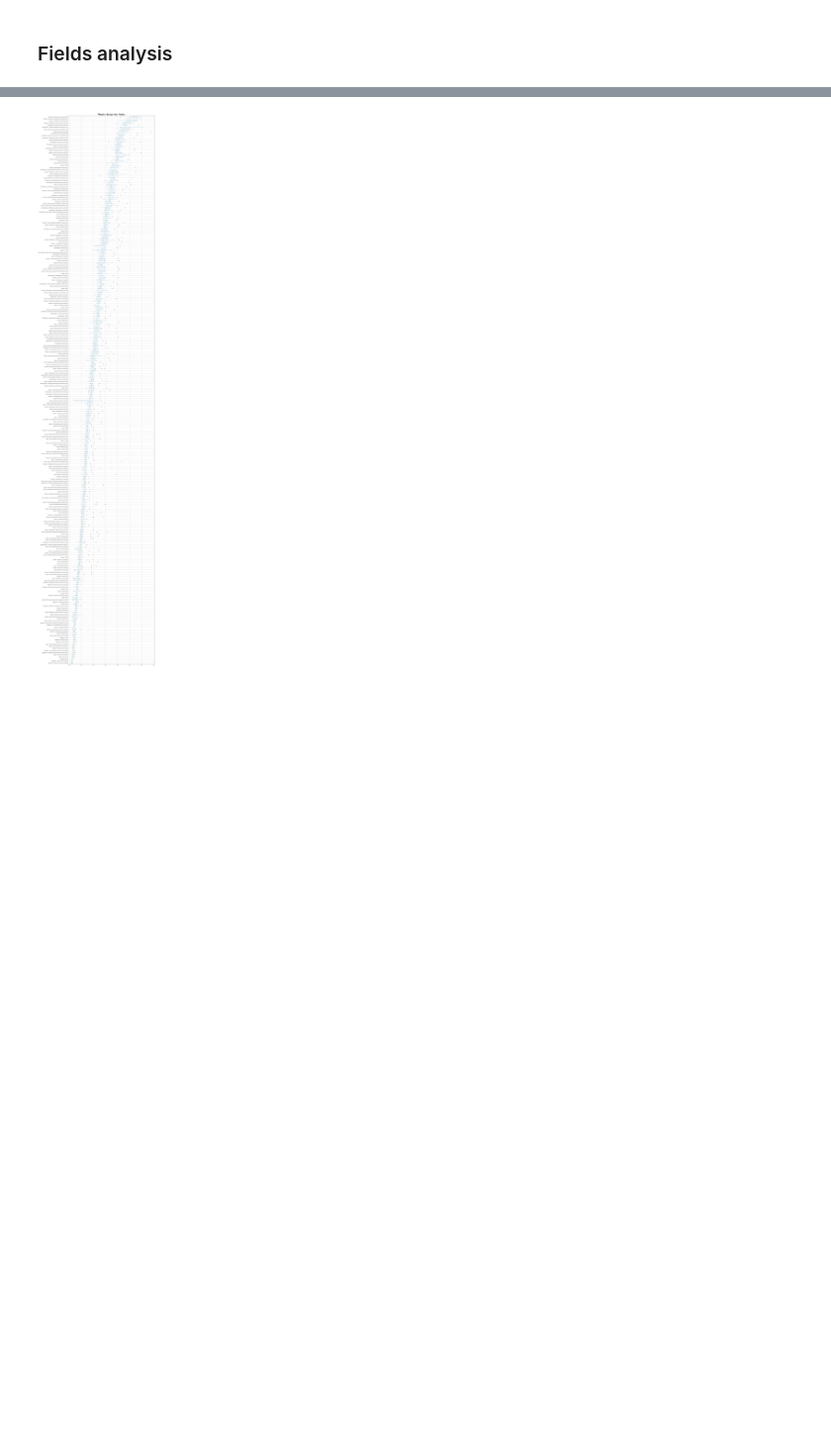
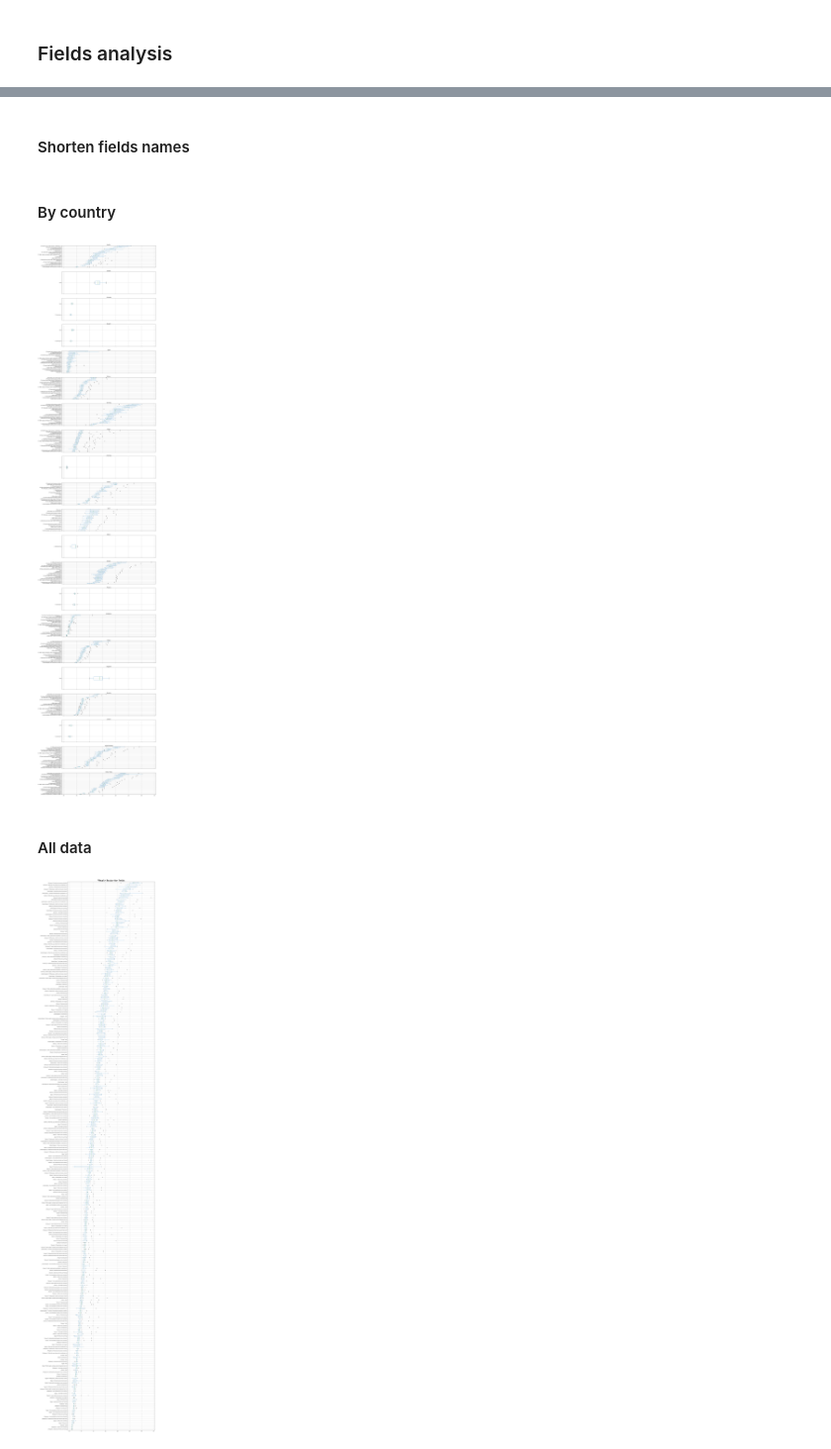
Before and after one commit to Vergenter/familyWealth, a Jupyter notebook: real_wealth_factor_calculation.ipynb, the cells around one changed output, grey strips where cells are left out. Shown at 99% size. Saved outputs shown, nothing was run; the diff lists cells and outputs as text; code cells hidden in the pictures; blank space fills up the shorter version.

```diff
--- a/real_wealth_factor_calculation.ipynb
+++ b/real_wealth_factor_calculation.ipynb
@@ -99,0 +112,2 @@ pass
+# %% [markdown]
+#### Shorten fields names
@@ -100,3 +120,23 @@ pass
+# %% [markdown]
+#### By country
+# %%
+grouped = wealth_factor.groupby(level=0)
+
+nrows = grouped.ngroups
+
+fig, axes = plt.subplots(nrows, figsize=(20,120),sharex=True)
+
+for (key, ax) in zip(grouped.groups.keys(), axes):
+    data = grouped.get_group(key).reset_index(level=0,drop=True)
+    sort_by_mean = data.median(axis=1).sort_values()
+    ax.title.set_text(key)
+    data.reindex(sort_by_mean.index, axis=0).T.boxplot(vert=False,ax=ax)
+
+plt.show()
+# %% [output]
+[figure, added]
+# %% [markdown]
+#### All data
 # %%
 sort_by_mean = wealth_factor.median(axis=1).sort_values()
 fig, ax = plt.subplots(figsize=(20,wealth_factor.shape[0]//2))
```
Also changed, not shown: parts of 8 cells of this notebook.
